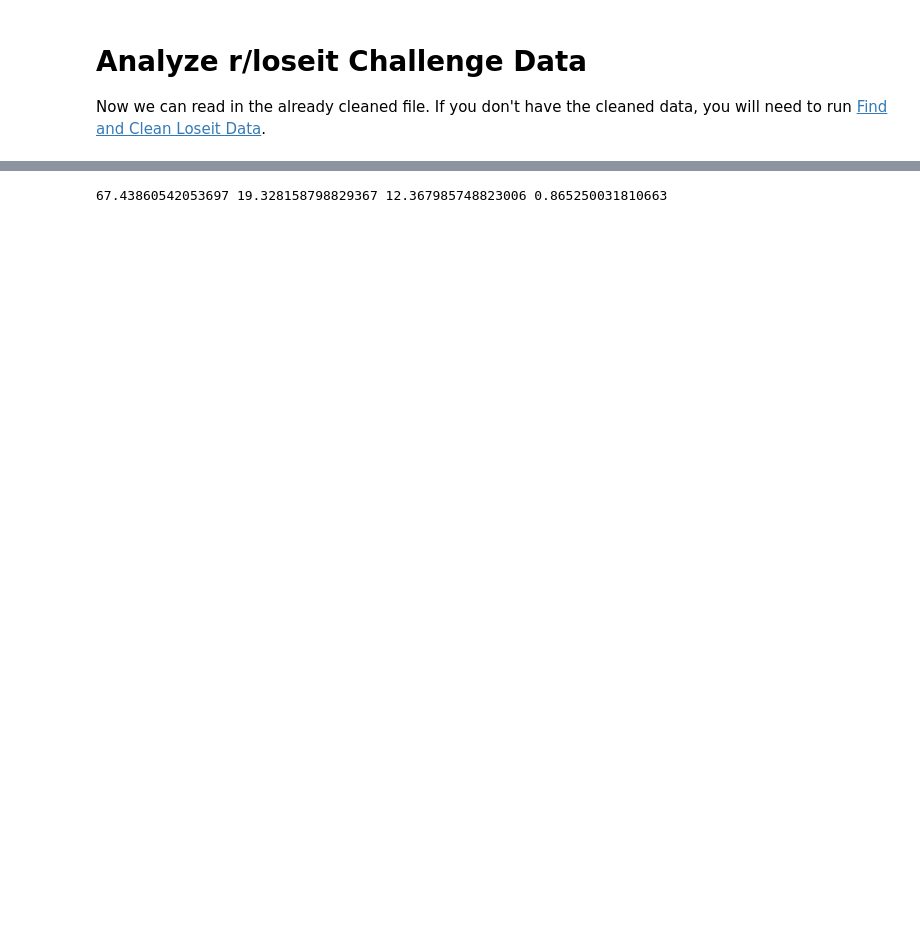
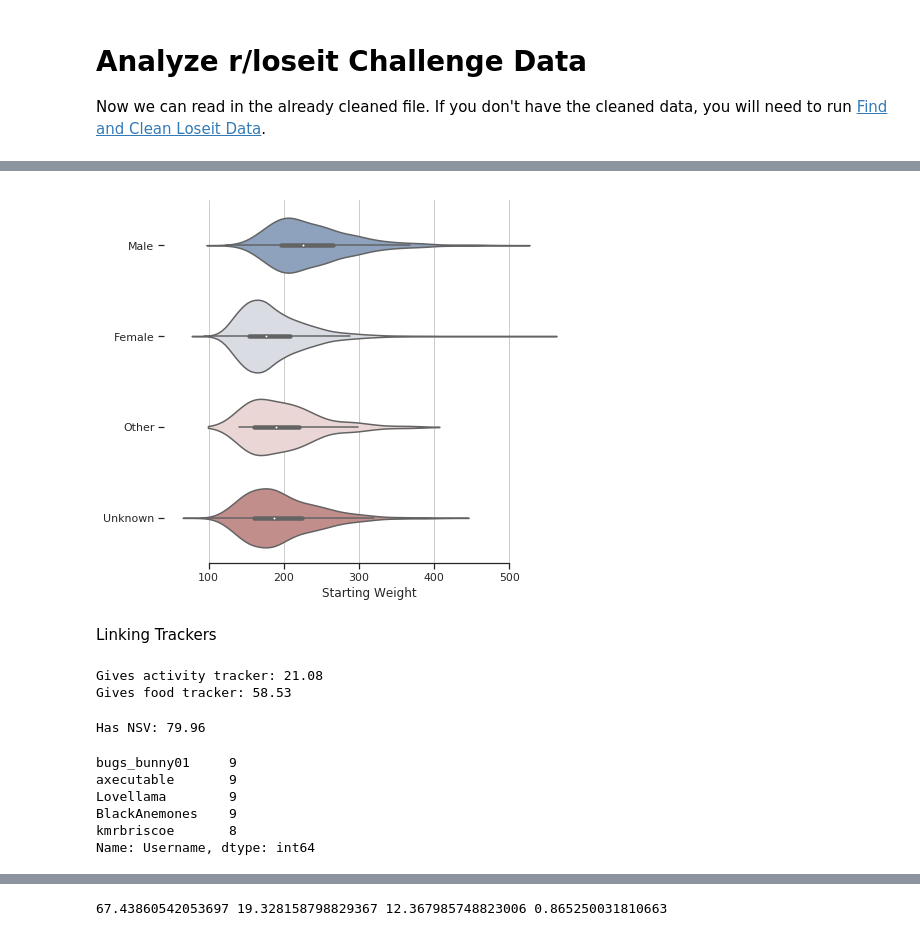
Before and after one commit to csmithchicago/Loseit, a Jupyter notebook: analyze_loseit_challenge_data.ipynb, the cells around one changed output, grey strips where cells are left out. Saved outputs shown, nothing was run; the diff lists cells and outputs as text; code cells hidden in the pictures; blank space fills up the shorter version.

```diff
--- a/analyze_loseit_challenge_data.ipynb
+++ b/analyze_loseit_challenge_data.ipynb
@@ -39,0 +252,16 @@ dtype: int64
+# %%
+big_df['Starting Weight'].sort_values(ascii).head(10)
+# %% [output]
+[figure, added]
+# %% [markdown]
+Linking Trackers
+# %%
+print(f"Gives activity tracker: {big_df['Has Activity Tracker'].sum()/len(big_df) * 100:.2f}")
+print(f"Gives food tracker: {big_df['Has Food Tracker'].sum()/len(big_df) * 100:.2f}")
+# %% [output]
+Gives activity tracker: 21.08
+Gives food tracker: 58.53
+# %%
+print(f"Has NSV: {big_df['Has NSV'].sum()/len(big_df) * 100:.2f}")
+# %% [output]
+Has NSV: 79.96
@@ -39,0 +270,9 @@ dtype: int64
+# %%
+name_freq.head(5)
+# %% [output]
+bugs_bunny01     9
+axecutable       9
+Lovellama        9
+BlackAnemones    9
+kmrbriscoe       8
+Name: Username, dtype: int64
```
Also changed, not shown: parts of 58 cells of this notebook, 1 other file.
